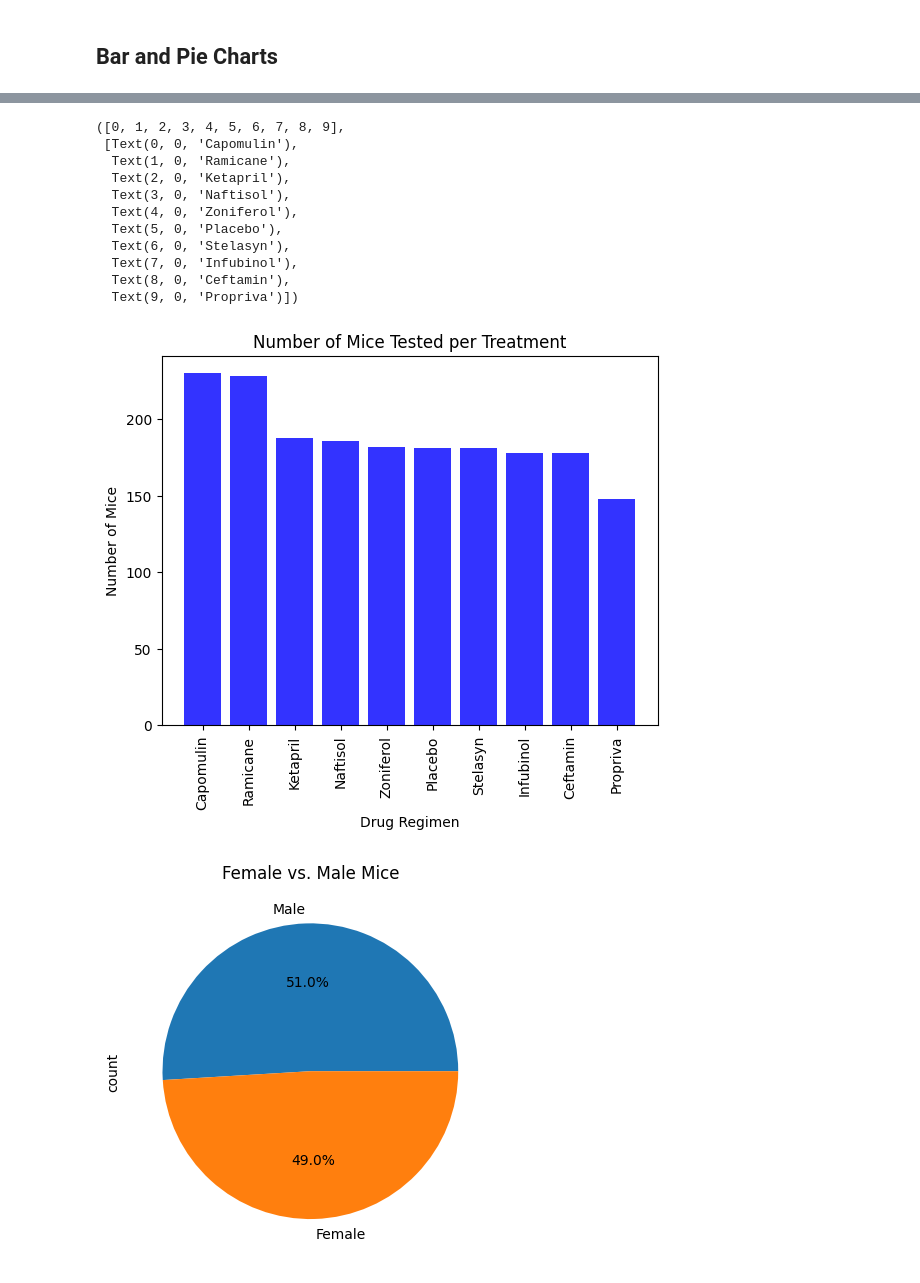
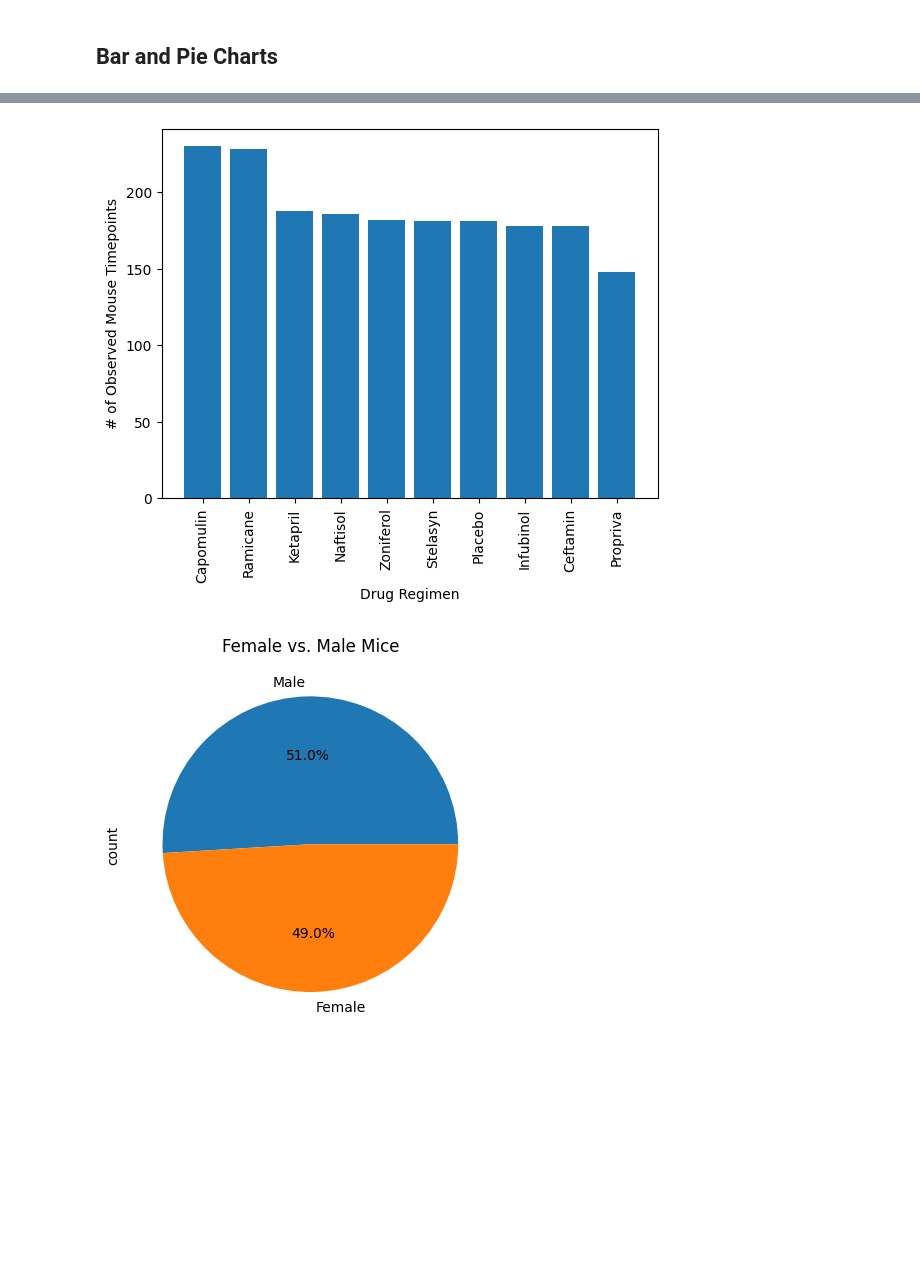
Before and after one commit to JenniferVasquez1/matplotlib-analysis, a Jupyter notebook: Pymaceuticals/pymaceuticals.ipynb, the cells around one changed output, grey strips where cells are left out. Drawn from its saved outputs; the diff is of its cells as text; code cells hidden in the pictures; blank space fills up the shorter version.

```diff
--- a/Pymaceuticals/pymaceuticals.ipynb
+++ b/Pymaceuticals/pymaceuticals.ipynb
@@ -150,29 +150,14 @@ Text(0.5, 1.0, 'Number of Mice per Treatment')
 # %%
-# Generate a pie chart, using Pandas, showing the distribution of unique female versus male mice used in the study
+# Generating a bar plot showing the total number of timepoints for all mice tested for each drug regimen using pyplot.
 x_axis = mice_count.index.values
 y_axis = mice_count.values
-
-# Get the unique mice with their gender
-plt.bar(x_axis, y_axis, color='b', alpha=0.8, align='center')
-
-# Make the pie chart
-plt.title("Number of Mice Tested per Treatment")
+plt.bar(x_axis, y_axis, color='tab:blue', alpha=1, align='center')
 plt.xlabel("Drug Regimen")
-plt.ylabel("Number of Mice")
+plt.ylabel("# of Observed Mouse Timepoints")
 plt.xticks(rotation="vertical")
+plt.show()
 # %% [output]
-([0, 1, 2, 3, 4, 5, 6, 7, 8, 9],
- [Text(0, 0, 'Capomulin'),
-  Text(1, 0, 'Ramicane'),
-  Text(2, 0, 'Ketapril'),
-  Text(3, 0, 'Naftisol'),
-  Text(4, 0, 'Zoniferol'),
-  Text(5, 0, 'Placebo'),
-  Text(6, 0, 'Stelasyn'),
-  Text(7, 0, 'Infubinol'),
-  Text(8, 0, 'Ceftamin'),
-  Text(9, 0, 'Propriva')])
-[figure, old version]
+[figure, new version]
 # %%
 # Generate a pie plot showing the distribution of female versus male mice using pandas
 gender_data = clean_df["Sex"].value_counts()
```
Also changed, not shown: parts of 18 cells of this notebook.
